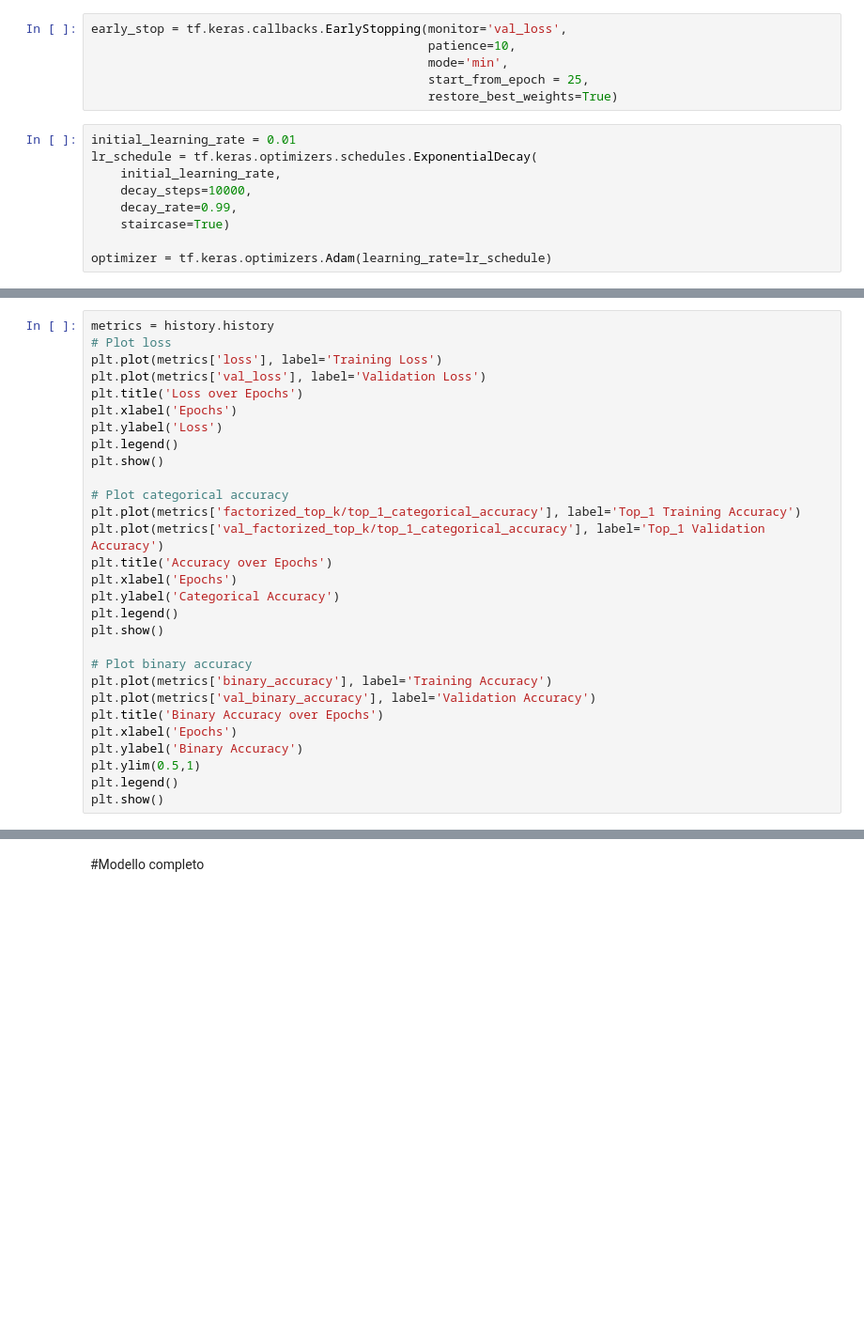
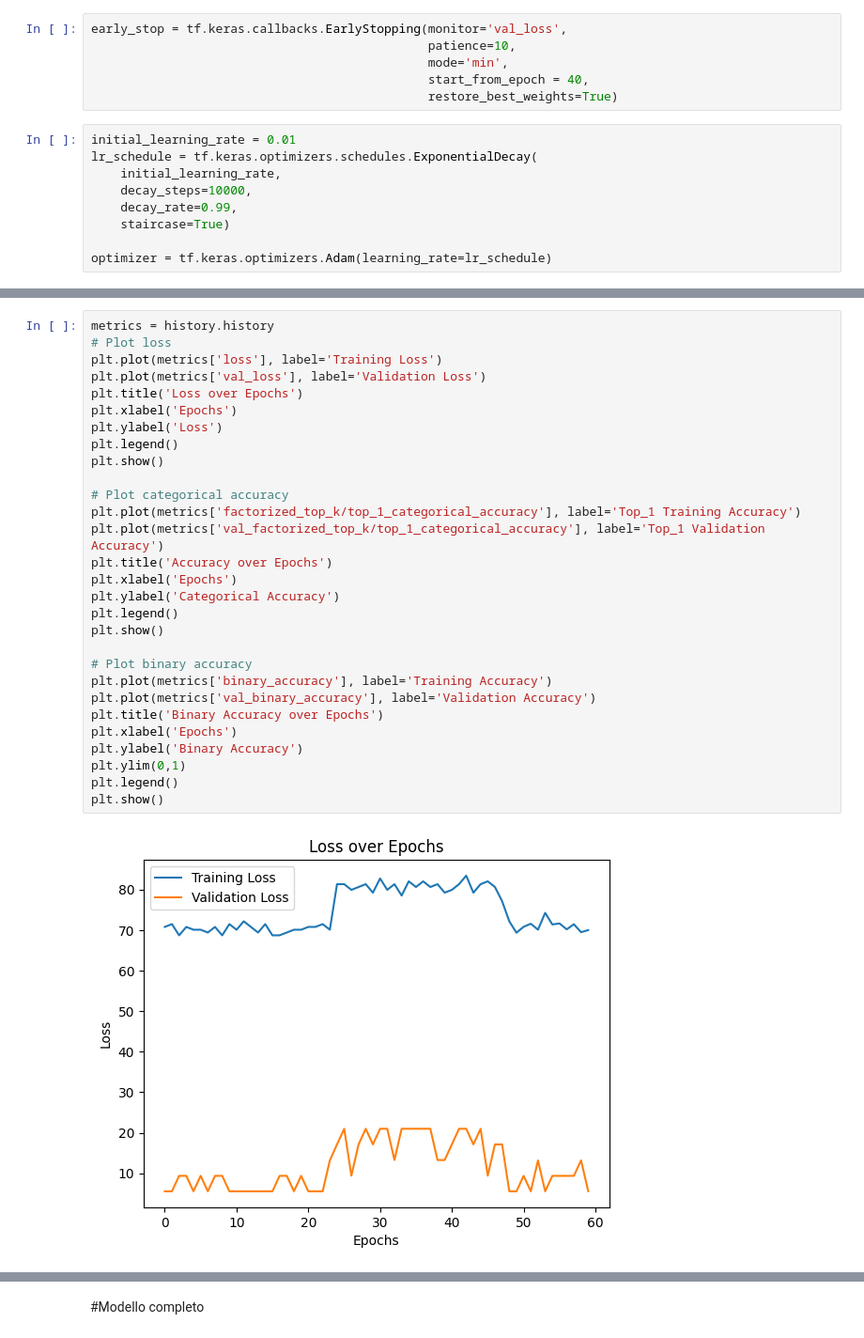
Before and after one commit to williambiondi/RecommenderGS, a Jupyter notebook: recommenderGranSasso.ipynb, the cells around one changed output, grey strips where cells are left out. Shown at 94% size. Drawn from its saved outputs; the diff is of its cells as text; blank space fills up the shorter version.

```diff
--- a/recommenderGranSasso.ipynb
+++ b/recommenderGranSasso.ipynb
@@ -514,7 +565,7 @@ user_model = Model(inputs=[user_id_input], outputs=x)
 early_stop = tf.keras.callbacks.EarlyStopping(monitor='val_loss',
                                               patience=10,
                                               mode='min',
-                                              start_from_epoch = 25,
+                                              start_from_epoch = 40,
                                               restore_best_weights=True)
 # %%
 initial_learning_rate = 0.01
@@ -534,29 +604,31 @@ history = recommender.fit(train,
 # %%
 metrics = history.history
 # Plot loss
 plt.plot(metrics['loss'], label='Training Loss')
 plt.plot(metrics['val_loss'], label='Validation Loss')
 plt.title('Loss over Epochs')
 plt.xlabel('Epochs')
 plt.ylabel('Loss')
 plt.legend()
 plt.show()
 
 # Plot categorical accuracy
 plt.plot(metrics['factorized_top_k/top_1_categorical_accuracy'], label='Top_1 Training Accuracy')
 plt.plot(metrics['val_factorized_top_k/top_1_categorical_accuracy'], label='Top_1 Validation Accuracy')
 plt.title('Accuracy over Epochs')
 plt.xlabel('Epochs')
 plt.ylabel('Categorical Accuracy')
 plt.legend()
 plt.show()
 
 # Plot binary accuracy
 plt.plot(metrics['binary_accuracy'], label='Training Accuracy')
 plt.plot(metrics['val_binary_accuracy'], label='Validation Accuracy')
 plt.title('Binary Accuracy over Epochs')
 plt.xlabel('Epochs')
 plt.ylabel('Binary Accuracy')
-plt.ylim(0.5,1)
+plt.ylim(0,1)
 plt.legend()
 plt.show()
+# %% [output]
+[figure, added]
```
Also changed, not shown: parts of 39 cells of this notebook.
